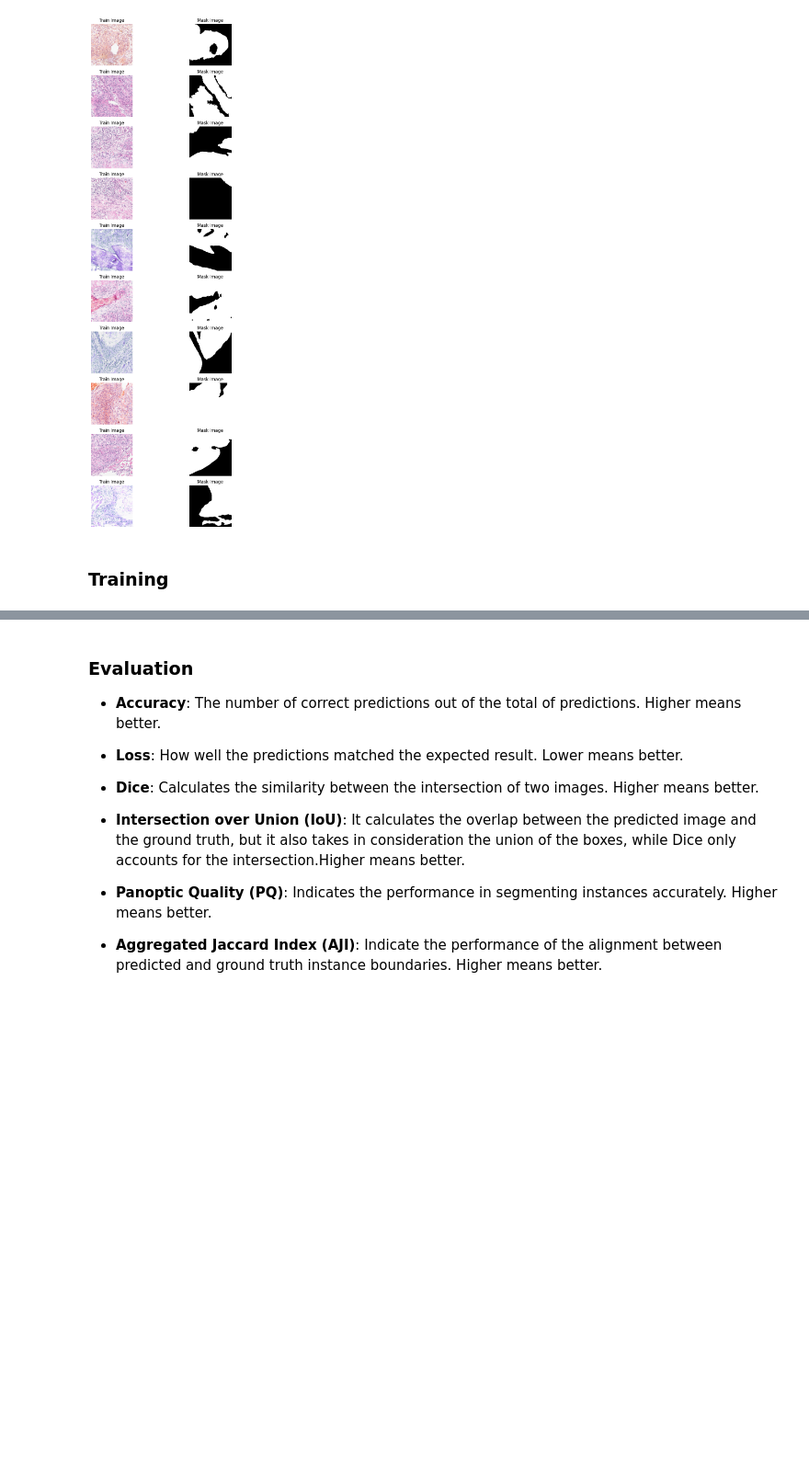
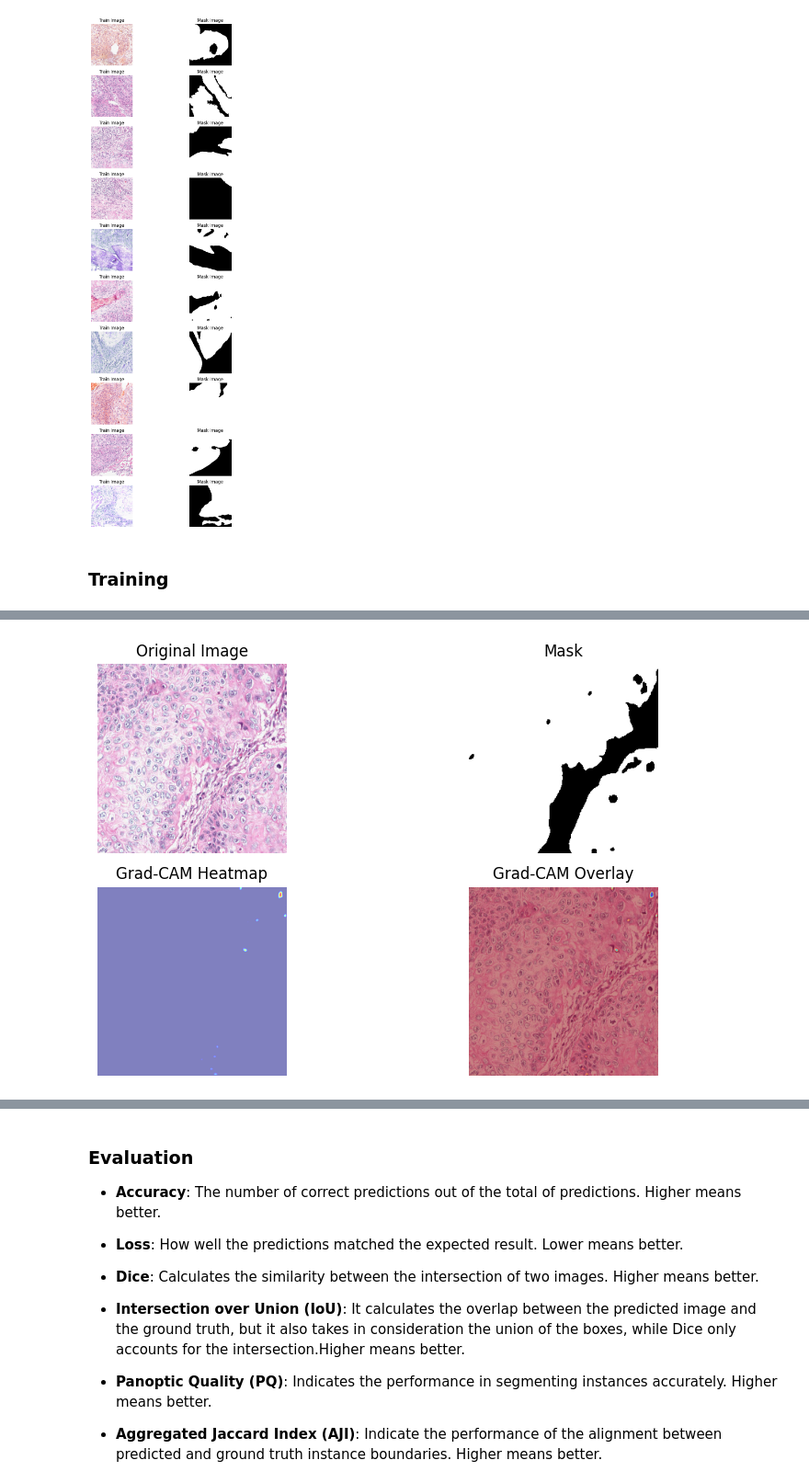
Before and after one commit to Gabril0/CNN, a Jupyter notebook: Model/NotebookTests/AttentionTest/SRM_Attention.ipynb, the cells around one changed output, grey strips where cells are left out. Shown at 92% size. Drawn from its saved outputs; the diff is of its cells as text; code cells hidden in the pictures; blank space fills up the shorter version.

```diff
--- a/Model/NotebookTests/AttentionTest/SRM_Attention.ipynb
+++ b/Model/NotebookTests/AttentionTest/SRM_Attention.ipynb
@@ -349,3 +327,70 @@ with torch.no_grad():
+# %%
+import torch
+import torch.nn.functional as F
+import matplotlib.pyplot as plt
+from pytorch_grad_cam import GradCAM
+from pytorch_grad_cam.utils.image import show_cam_on_image
+from pytorch_grad_cam.utils.model_targets import SemanticSegmentationTarget
+
+model.set_grad_cam_target(model.upconv2)
+
+# Example Grad-CAM code
+target_layer = model.grad_cam_target
+cam = GradCAM(model=model, target_layers=[target_layer])
+
+for images, masks in test_dataloader:
+    images, masks = images.to(device), masks.to(device)
+    outputs = model(images)
+
+    target_category = outputs.argmax(dim=1)
+
+    h, w = outputs.shape[2] // 2, outputs.shape[3] // 2
+    target_category_index = target_category[0, h, w].item()
+
+    mask = torch.zeros_like(target_category[0], dtype=torch.float32)
+    mask[h, w] = 1.0
+    mask = mask.cpu().numpy()
+
+    targets = [SemanticSegmentationTarget(target_category_index, mask)]
+
+    heatmap = cam(input_tensor=images, targets=targets)
+    gradCAMMap = heatmap[0]
+
+    input_image = images[0].cpu().permute(1, 2, 0).numpy()
+    cam_image = show_cam_on_image(input_image, gradCAMMap)
+
+    # Convert mask tensor to numpy array and reshape if necessary
+    mask_np = masks[0].cpu().numpy()
+    if mask_np.ndim == 3:
+        mask_np = mask_np[0]  # Assuming mask is (1, 256, 256), take the first channel
+
+    plt.figure(figsize=(10, 5))
+
+    plt.subplot(2, 2, 1)
+    plt.imshow(input_image)
+    plt.title("Original Image")
+    plt.axis('off')
+
+    plt.subplot(2, 2, 2)
+    plt.imshow(mask_np, cmap='gray')  # Display the mask
+    plt.title("Mask")
+    plt.axis('off')
+
+    plt.subplot(2, 2, 3)
+    plt.imshow(gradCAMMap, alpha=0.5, cmap='jet')
+    plt.title("Grad-CAM Heatmap")
+    plt.axis('off')
+
+    plt.subplot(2, 2, 4)
+    plt.imshow(cam_image)
+    plt.title("Grad-CAM Overlay")
+    plt.axis('off')
+
+    plt.tight_layout()
+    plt.show()
+    break
+# %% [output]
+[figure, added]
 # %%
 import imageio
 
```
Also changed, not shown: parts of 3 cells of this notebook, 53 other files.
